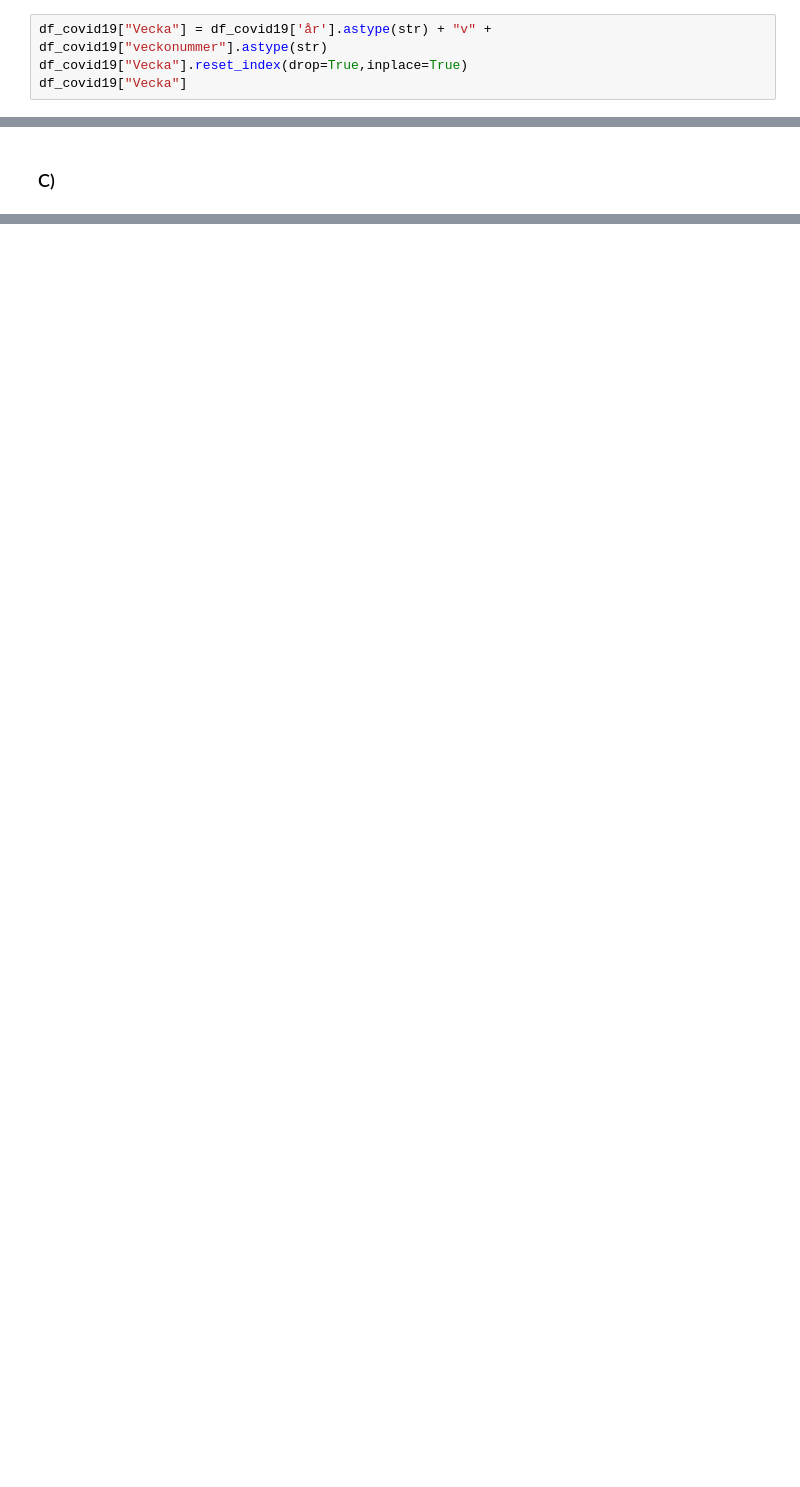
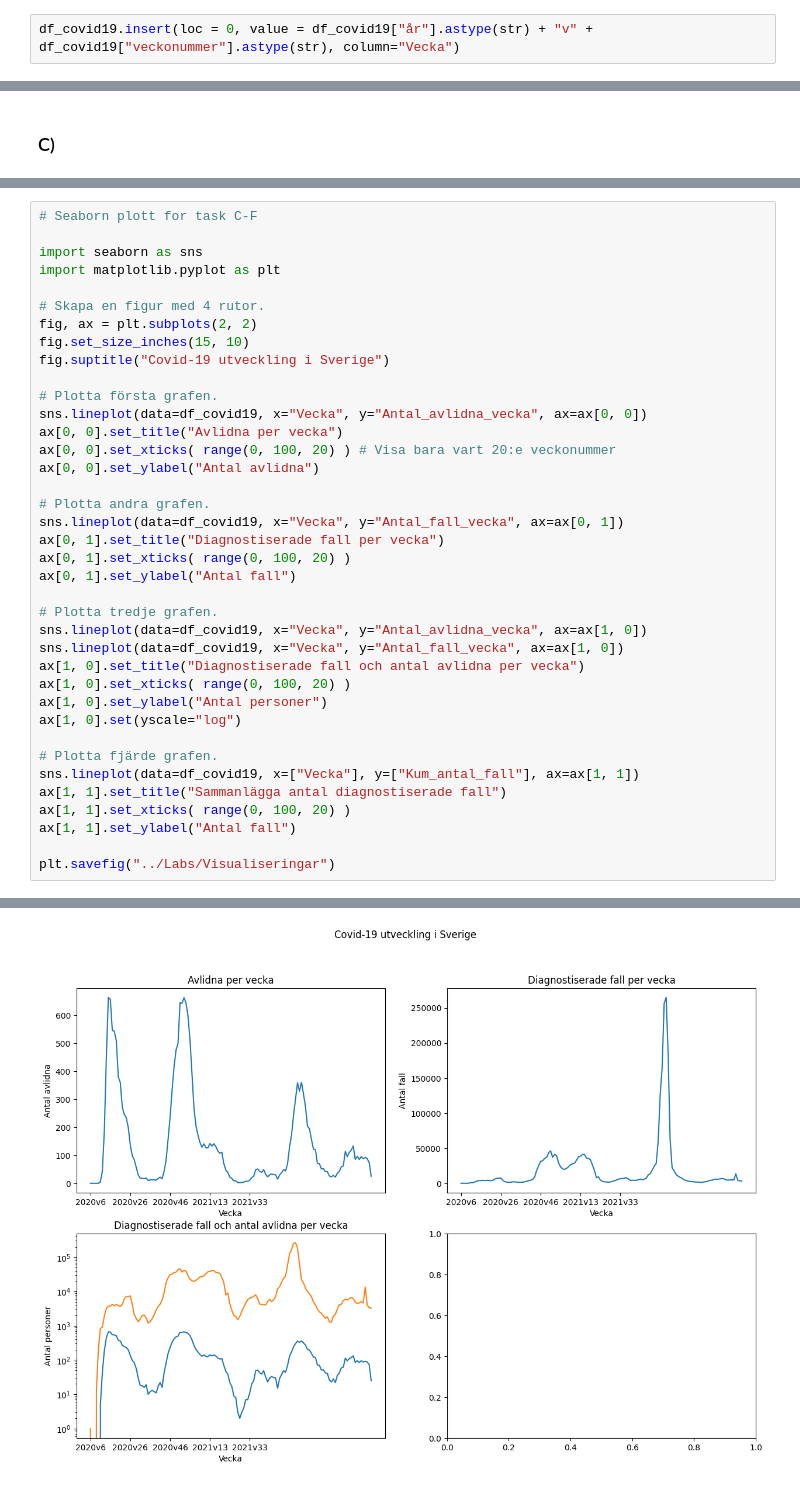
Before and after one commit to BogrenWilliam/Databehandling-William-Bogren, a Jupyter notebook: Labs/Lab1-covid19.ipynb, the cells around one changed output, grey strips where cells are left out. Saved outputs shown, nothing was run; the diff lists cells and outputs as text; blank space fills up the shorter version.

Commit message:
error fix with graphs

```diff
--- a/Labs/Lab1-covid19.ipynb
+++ b/Labs/Lab1-covid19.ipynb
@@ -94,6 +93,4 @@ df_covid19.head()
 # %% [markdown]
 ### B)
 # %%
-df_covid19["Vecka"] = df_covid19['år'].astype(str) + "v" + df_covid19["veckonummer"].astype(str)
-df_covid19["Vecka"].reset_index(drop=True,inplace=True)
-df_covid19["Vecka"]
+df_covid19.insert(loc = 0, value = df_covid19["år"].astype(str) + "v" + df_covid19["veckonummer"].astype(str), column="Vecka")
@@ -114,0 +105,39 @@ TypeError: list indices must be integers or slices, not str
+# %%
+# Seaborn plott for task C-F
+
+import seaborn as sns
+import matplotlib.pyplot as plt
+
+# Skapa en figur med 4 rutor.
+fig, ax = plt.subplots(2, 2)
+fig.set_size_inches(15, 10)
+fig.suptitle("Covid-19 utveckling i Sverige")
+
+# Plotta första grafen.
+sns.lineplot(data=df_covid19, x="Vecka", y="Antal_avlidna_vecka", ax=ax[0, 0])
+ax[0, 0].set_title("Avlidna per vecka")
+ax[0, 0].set_xticks( range(0, 100, 20) ) # Visa bara vart 20:e veckonummer
+ax[0, 0].set_ylabel("Antal avlidna")
+
+# Plotta andra grafen.
+sns.lineplot(data=df_covid19, x="Vecka", y="Antal_fall_vecka", ax=ax[0, 1])
+ax[0, 1].set_title("Diagnostiserade fall per vecka")
+ax[0, 1].set_xticks( range(0, 100, 20) )
+ax[0, 1].set_ylabel("Antal fall")
+
+# Plotta tredje grafen.
+sns.lineplot(data=df_covid19, x="Vecka", y="Antal_avlidna_vecka", ax=ax[1, 0])
+sns.lineplot(data=df_covid19, x="Vecka", y="Antal_fall_vecka", ax=ax[1, 0])
+ax[1, 0].set_title("Diagnostiserade fall och antal avlidna per vecka")
+ax[1, 0].set_xticks( range(0, 100, 20) )
+ax[1, 0].set_ylabel("Antal personer")
+ax[1, 0].set(yscale="log")
+
+# Plotta fjärde grafen.
+sns.lineplot(data=df_covid19, x=["Vecka"], y=["Kum_antal_fall"], ax=ax[1, 1])
+ax[1, 1].set_title("Sammanlägga antal diagnostiserade fall")
+ax[1, 1].set_xticks( range(0, 100, 20) )
+ax[1, 1].set_ylabel("Antal fall")
+
+plt.savefig("../Labs/Visualiseringar")
+# %% [output]
@@ -114,0 +145 @@ TypeError: list indices must be integers or slices, not str
+[figure, added]
```
Also changed, not shown: parts of 7 cells of this notebook, 1 other file.
